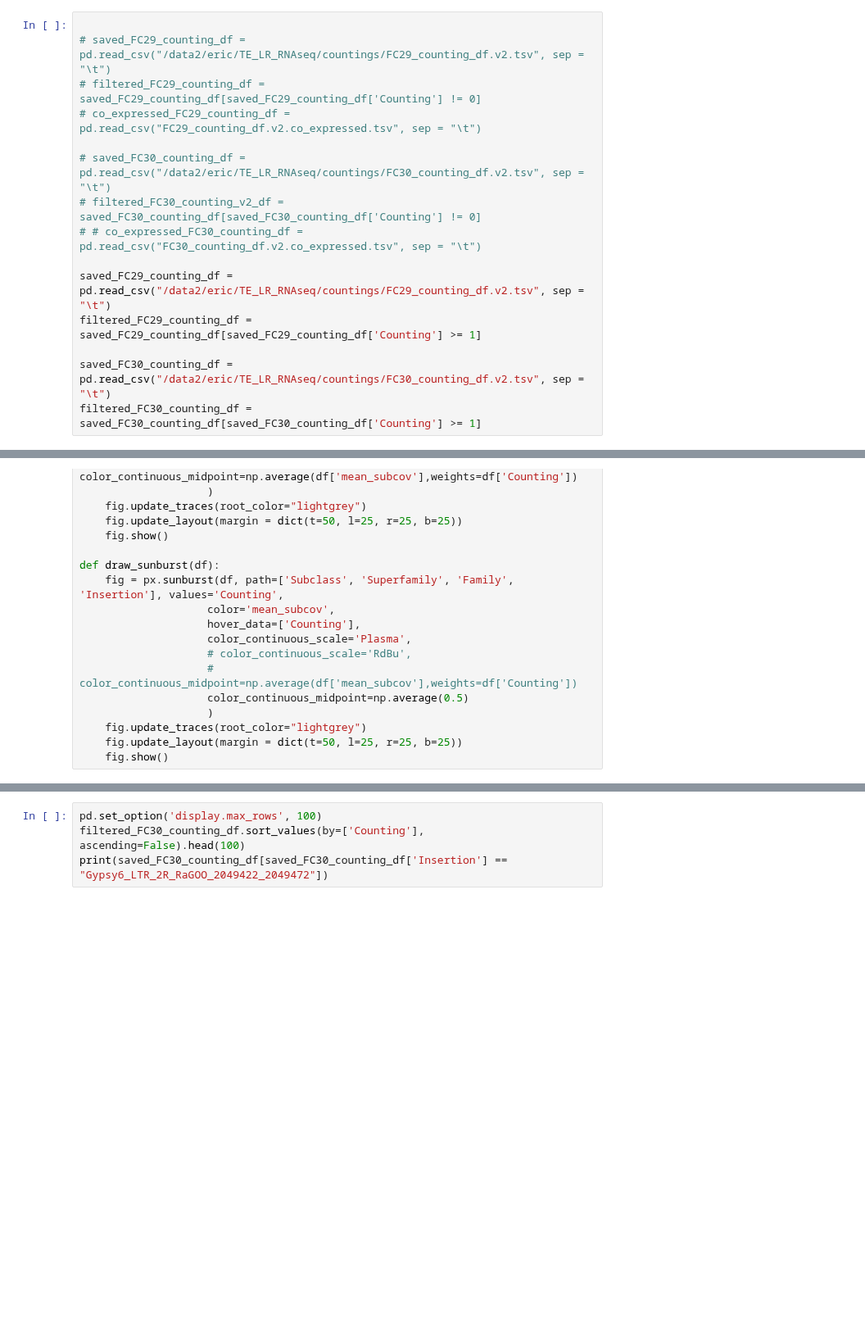
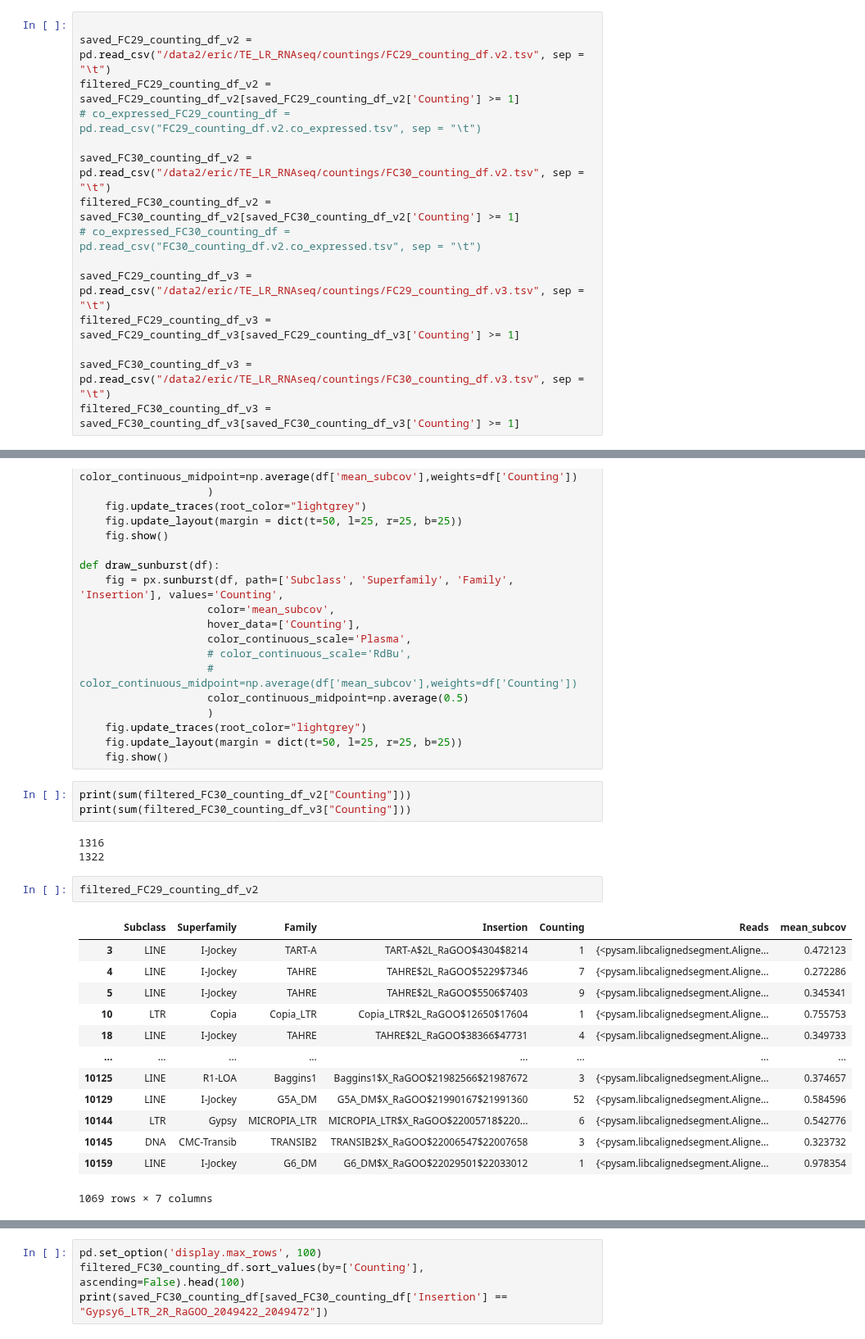
Before and after one commit to EricAmren/TE_LR_RNAseq, a Jupyter notebook: TE_LR_RNAseq_notebook.ipynb, the cells around one changed output, grey strips where cells are left out. Shown at 82% size. Cells and saved outputs as stored; diff of their text form; blank space fills up the shorter version.

```diff
--- a/TE_LR_RNAseq_notebook.ipynb
+++ b/TE_LR_RNAseq_notebook.ipynb
@@ -894,17 +895,17 @@ fig.show()
 ### IMPORT COUNTINGS
 # %%
 
-# saved_FC29_counting_df = pd.read_csv("/data2/eric/TE_LR_RNAseq/countings/FC29_counting_df.v2.tsv", sep = "\t")
-# filtered_FC29_counting_df = saved_FC29_counting_df[saved_FC29_counting_df['Counting'] != 0]
+saved_FC29_counting_df_v2 = pd.read_csv("/data2/eric/TE_LR_RNAseq/countings/FC29_counting_df.v2.tsv", sep = "\t")
+filtered_FC29_counting_df_v2 = saved_FC29_counting_df_v2[saved_FC29_counting_df_v2['Counting'] >= 1]
 # co_expressed_FC29_counting_df = pd.read_csv("FC29_counting_df.v2.co_expressed.tsv", sep = "\t")
 
-# saved_FC30_counting_df = pd.read_csv("/data2/eric/TE_LR_RNAseq/countings/FC30_counting_df.v2.tsv", sep = "\t")
-# filtered_FC30_counting_v2_df = saved_FC30_counting_df[saved_FC30_counting_df['Counting'] != 0]
-# # co_expressed_FC30_counting_df = pd.read_csv("FC30_counting_df.v2.co_expressed.tsv", sep = "\t")
+saved_FC30_counting_df_v2 = pd.read_csv("/data2/eric/TE_LR_RNAseq/countings/FC30_counting_df.v2.tsv", sep = "\t")
+filtered_FC30_counting_df_v2 = saved_FC30_counting_df_v2[saved_FC30_counting_df_v2['Counting'] >= 1]
+# co_expressed_FC30_counting_df = pd.read_csv("FC30_counting_df.v2.co_expressed.tsv", sep = "\t")
 
-saved_FC29_counting_df = pd.read_csv("/data2/eric/TE_LR_RNAseq/countings/FC29_counting_df.v2.tsv", sep = "\t")
-filtered_FC29_counting_df = saved_FC29_counting_df[saved_FC29_counting_df['Counting'] >= 1]
+saved_FC29_counting_df_v3 = pd.read_csv("/data2/eric/TE_LR_RNAseq/countings/FC29_counting_df.v3.tsv", sep = "\t")
+filtered_FC29_counting_df_v3 = saved_FC29_counting_df_v3[saved_FC29_counting_df_v3['Counting'] >= 1]
 
-saved_FC30_counting_df = pd.read_csv("/data2/eric/TE_LR_RNAseq/countings/FC30_counting_df.v2.tsv", sep = "\t")
-filtered_FC30_counting_df = saved_FC30_counting_df[saved_FC30_counting_df['Counting'] >= 1]
+saved_FC30_counting_df_v3 = pd.read_csv("/data2/eric/TE_LR_RNAseq/countings/FC30_counting_df.v3.tsv", sep = "\t")
+filtered_FC30_counting_df_v3 = saved_FC30_counting_df_v3[saved_FC30_counting_df_v3['Counting'] >= 1]
 # %%
@@ -951,3 +952,25 @@ def draw_sunburst(df):
     fig.update_traces(root_color="lightgrey")
     fig.update_layout(margin = dict(t=50, l=25, r=25, b=25))
     fig.show()
+# %%
+print(sum(filtered_FC30_counting_df_v2["Counting"]))
+print(sum(filtered_FC30_counting_df_v3["Counting"]))
+# %% [output]
+1316
+1322
+# %%
+filtered_FC29_counting_df_v2
+# %% [output]
+|  | Subclass | Superfamily | Family | Insertion | Counting | Reads | mean_subcov |
+| 3 | LINE | I-Jockey | TART-A | TART-A$2L_RaGOO$4304$8214 | 1 | {<pysam.libcalignedsegment.Aligne... | 0.472123 |
+| 4 | LINE | I-Jockey | TAHRE | TAHRE$2L_RaGOO$5229$7346 | 7 | {<pysam.libcalignedsegment.Aligne... | 0.272286 |
+| 5 | LINE | I-Jockey | TAHRE | TAHRE$2L_RaGOO$5506$7403 | 9 | {<pysam.libcalignedsegment.Aligne... | 0.345341 |
+| 10 | LTR | Copia | Copia_LTR | Copia_LTR$2L_RaGOO$12650$17604 | 1 | {<pysam.libcalignedsegment.Aligne... | 0.755753 |
+| 18 | LINE | I-Jockey | TAHRE | TAHRE$2L_RaGOO$38366$47731 | 4 | {<pysam.libcalignedsegment.Aligne... | 0.349733 |
+| ... | ... | ... | ... | ... | ... | ... | ... |
+| 10125 | LINE | R1-LOA | Baggins1 | Baggins1$X_RaGOO$21982566$21987672 | 3 | {<pysam.libcalignedsegment.Aligne... | 0.374657 |
+| 10129 | LINE | I-Jockey | G5A_DM | G5A_DM$X_RaGOO$21990167$21991360 | 52 | {<pysam.libcalignedsegment.Aligne... | 0.584596 |
+| 10144 | LTR | Gypsy | MICROPIA_LTR | MICROPIA_LTR$X_RaGOO$22005718$220... | 6 | {<pysam.libcalignedsegment.Aligne... | 0.542776 |
+| 10145 | DNA | CMC-Transib | TRANSIB2 | TRANSIB2$X_RaGOO$22006547$22007658 | 3 | {<pysam.libcalignedsegment.Aligne... | 0.323732 |
+| 10159 | LINE | I-Jockey | G6_DM | G6_DM$X_RaGOO$22029501$22033012 | 1 | {<pysam.libcalignedsegment.Aligne... | 0.978354 |
+1069 rows × 7 columns
```
Also changed, not shown: parts of 15 cells of this notebook, 9 other files.
